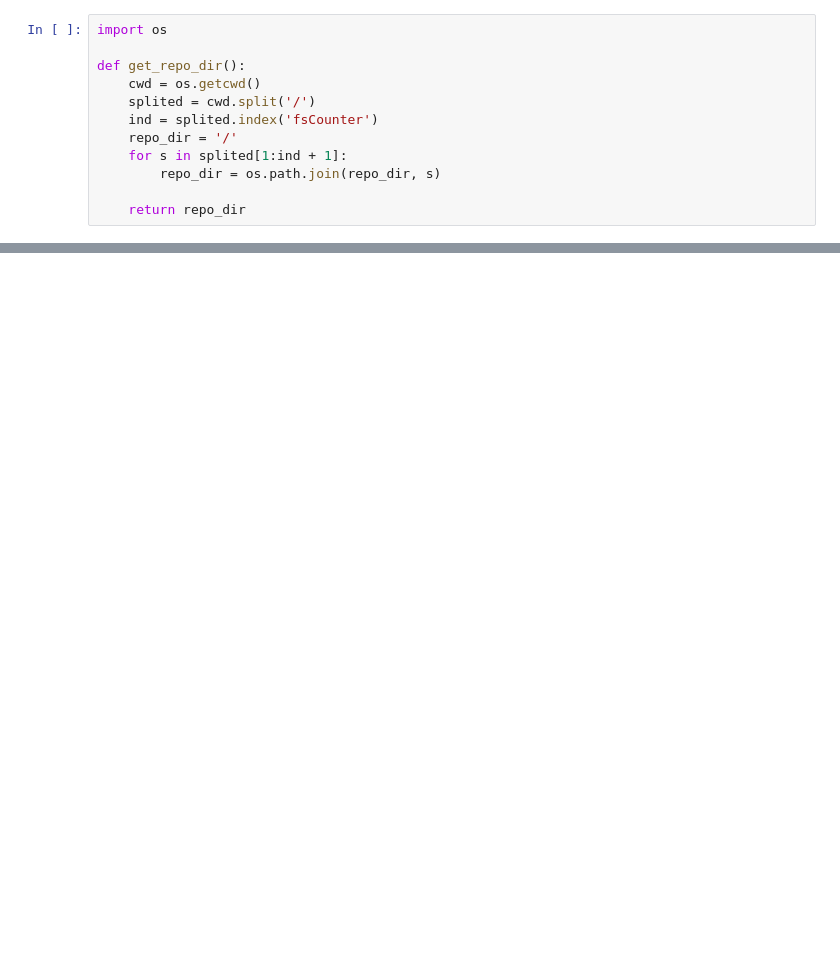
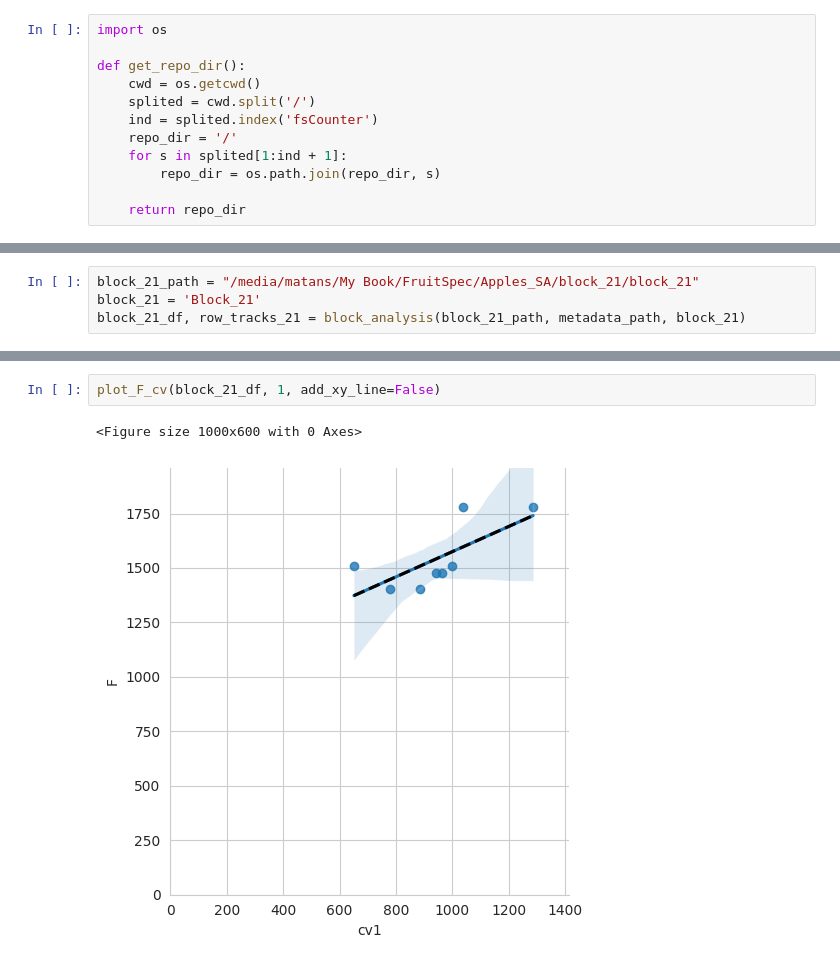
Before and after one commit to FruitSpec/fsCounter, a Jupyter notebook: vision/tools/jupyter_notebooks/Factor_analysis.ipynb, the cells around one changed output, grey strips where cells are left out. Cells and saved outputs as stored; diff of their text form; blank space fills up the shorter version.

```diff
--- a/vision/tools/jupyter_notebooks/Factor_analysis.ipynb
+++ b/vision/tools/jupyter_notebooks/Factor_analysis.ipynb
@@ -49,0 +248,4 @@ block_counts
+# %%
+block_21_path = "/media/matans/My Book/FruitSpec/Apples_SA/block_21/block_21"
+block_21 = 'Block_21'
+block_21_df, row_tracks_21 = block_analysis(block_21_path, metadata_path, block_21)
@@ -49,0 +264,5 @@ block_counts
+# %%
+plot_F_cv(block_21_df, 1, add_xy_line=False)
+# %% [output]
+<Figure size 1000x600 with 0 Axes>
+[figure, added]
```
Also changed, not shown: parts of 38 cells of this notebook, 7 other files.
